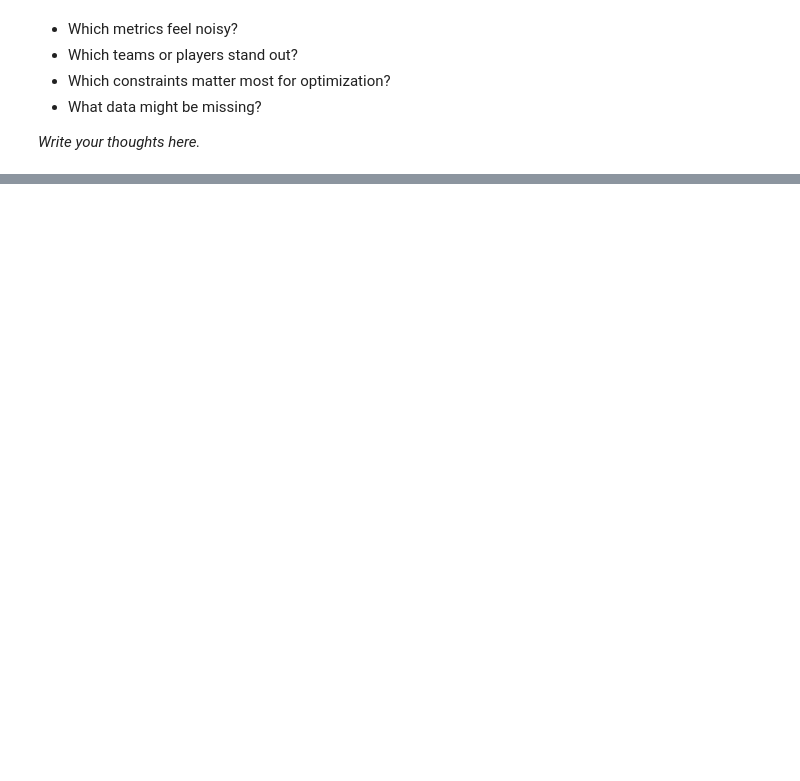
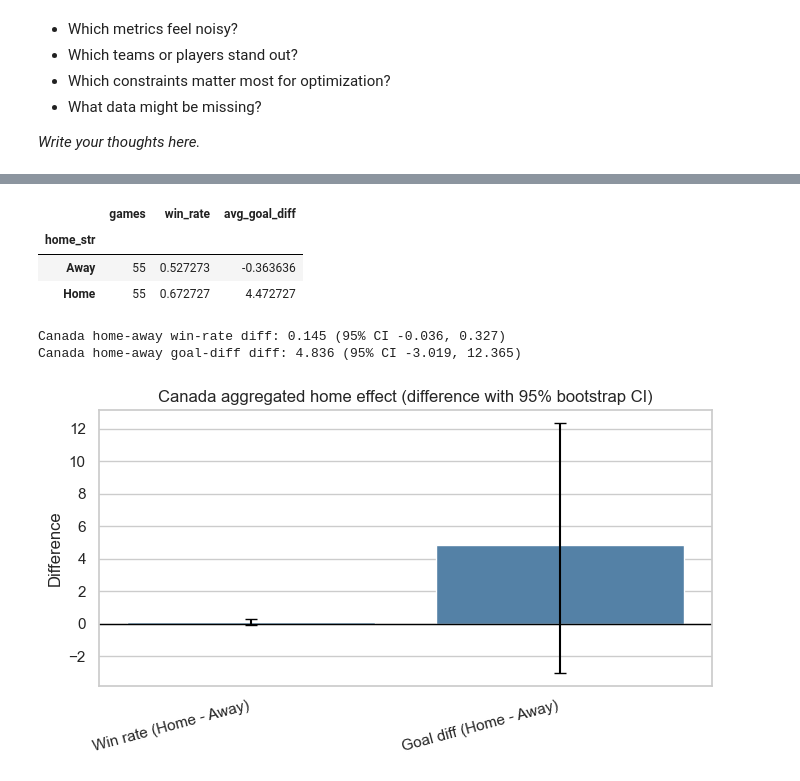
Before and after one commit to benFogerty/CaseStudy1, a Jupyter notebook: Wheelchair_Rugby_EDA.ipynb, the cells around one changed output, grey strips where cells are left out. Drawn from its saved outputs; the diff is of its cells as text; code cells hidden in the pictures; blank space fills up the shorter version.

```diff
--- a/Wheelchair_Rugby_EDA.ipynb
+++ b/Wheelchair_Rugby_EDA.ipynb
@@ -270,0 +457,79 @@ _Write your thoughts here._
+# %%
+# Aggregate Canada home vs away and plot the *difference* (Home - Away)
+canada_agg = (
+    canada_games_long.groupby("home_str")
+    .agg(games=("game_id", "nunique"), win_rate=("win", "mean"), avg_goal_diff=("goal_diff", "mean"))
+    .reset_index()
+    .set_index("home_str")
+)
+
+display(canada_agg)
+
+home_win = float(canada_agg.loc["Home", "win_rate"])
+away_win = float(canada_agg.loc["Away", "win_rate"])
+home_gd = float(canada_agg.loc["Home", "avg_goal_diff"])
+away_gd = float(canada_agg.loc["Away", "avg_goal_diff"])
+
+win_diff = home_win - away_win
+gd_diff = home_gd - away_gd
+
+# Bootstrap CI over games (resample games within home/away)
+B = 2000
+rng = np.random.default_rng(0)
+
+can_home = canada_games_long[canada_games_long["home"]].drop_duplicates("game_id")
+can_away = canada_games_long[~canada_games_long["home"]].drop_duplicates("game_id")
+
+home_win_arr = can_home["win"].to_numpy(dtype=float)
+away_win_arr = can_away["win"].to_numpy(dtype=float)
+home_gd_arr = can_home["goal_diff"].to_numpy(dtype=float)
+away_gd_arr = can_away["goal_diff"].to_numpy(dtype=float)
+
+boot_win = []
+boot_gd = []
+for _ in range(B):
+    h_idx = rng.integers(0, len(home_win_arr), size=len(home_win_arr))
+    a_idx = rng.integers(0, len(away_win_arr), size=len(away_win_arr))
+    boot_win.append(home_win_arr[h_idx].mean() - away_win_arr[a_idx].mean())
+    boot_gd.append(home_gd_arr[h_idx].mean() - away_gd_arr[a_idx].mean())
+
+win_ci = (np.percentile(boot_win, 2.5), np.percentile(boot_win, 97.5))
+gd_ci = (np.percentile(boot_gd, 2.5), np.percentile(boot_gd, 97.5))
+
+print(f"Canada home-away win-rate diff: {win_diff:.3f} (95% CI {win_ci[0]:.3f}, {win_ci[1]:.3f})")
+print(f"Canada home-away goal-diff diff: {gd_diff:.3f} (95% CI {gd_ci[0]:.3f}, {gd_ci[1]:.3f})")
+
+plt.figure(figsize=(7, 4))
+diff_df = pd.DataFrame(
+    {
+        "metric": ["Win rate (Home - Away)", "Goal diff (Home - Away)"],
+        "diff": [win_diff, gd_diff],
+        "lo": [win_ci[0], gd_ci[0]],
+        "hi": [win_ci[1], gd_ci[1]],
+    }
+)
+
+sns.barplot(data=diff_df, x="metric", y="diff", color="steelblue")
+plt.errorbar(
+    x=np.arange(len(diff_df)),
+    y=diff_df["diff"],
+    yerr=[diff_df["diff"] - diff_df["lo"], diff_df["hi"] - diff_df["diff"]],
+    fmt="none",
+    ecolor="black",
+    capsize=4,
+)
+plt.axhline(0, color="black", linewidth=1)
+plt.title("Canada aggregated home effect (difference with 95% bootstrap CI)")
+plt.ylabel("Difference")
+plt.xlabel("")
+plt.xticks(rotation=15, ha="right")
+plt.tight_layout()
+plt.show()
+# %% [output]
+|  | games | win_rate | avg_goal_diff |
+| home_str |  |  |  |
+| Away | 55 | 0.527273 | -0.363636 |
+| Home | 55 | 0.672727 | 4.472727 |
+Canada home-away win-rate diff: 0.145 (95% CI -0.036, 0.327)
+Canada home-away goal-diff diff: 4.836 (95% CI -3.019, 12.365)
+[figure, added]
```
Also changed, not shown: parts of 14 cells of this notebook, 2 other files.
